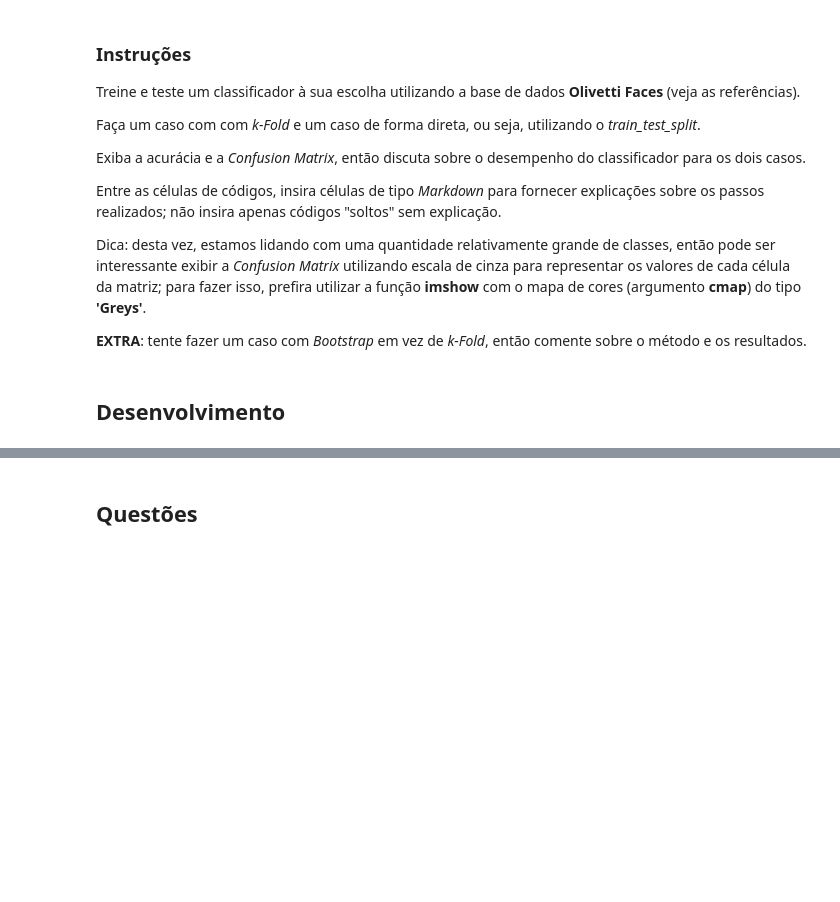
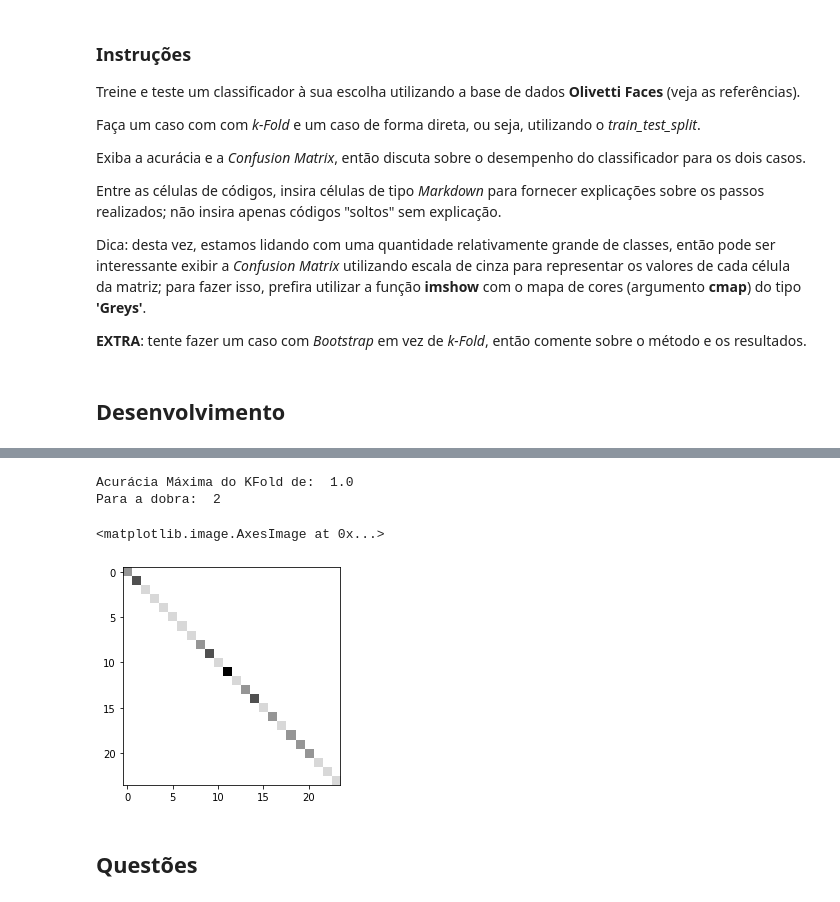
Before and after one commit to Lucasslimam/Sistemas-Inteligentes, a Jupyter notebook: Lab2/EC_2.ipynb, the cells around one changed output, grey strips where cells are left out. Saved outputs shown, nothing was run; the diff lists cells and outputs as text; code cells hidden in the pictures; blank space fills up the shorter version.

```diff
--- a/Lab2/EC_2.ipynb
+++ b/Lab2/EC_2.ipynb
@@ -32,0 +107,14 @@ Dica: desta vez, estamos lidando com uma quantidade relativamente grande de clas
+# %%
+acc = []
+confusion = []
+
+kf = KFold(n_splits=10, random_state=None, shuffle=True)
+ANN2 = MLPClassifier(solver='lbfgs', hidden_layer_sizes=(250))
+
+for (train, test) in kf.split(faces_img, faces_target):
+    ANN2.fit(faces_img[train], faces_target[train])
+
+    y_pred_ANN2 = ANN2.predict(faces_img[test])
+
+    acc.append(accuracy_score(faces_target[test], y_pred_ANN2))
+    confusion.append(confusion_matrix(faces_target[test], y_pred_ANN2))
@@ -33,3 +125,13 @@ Dica: desta vez, estamos lidando com uma quantidade relativamente grande de clas
+# %%
+print('Acurácia Máxima do KFold foi de: ', np.amax(acc))
+print('Na dobra: ', np.argmax(acc)+1)
+
+plt.imshow(confusion[np.argmax(acc)], cmap='Greys')
+# %% [output]
+Acurácia Máxima do KFold de:  1.0
+Para a dobra:  2
+<matplotlib.image.AxesImage at 0x...>
+[figure, added]
 # %% [markdown]
 ## Questões
 # %% [markdown]
```
Also changed, not shown: parts of 11 cells of this notebook, 1 other file.
